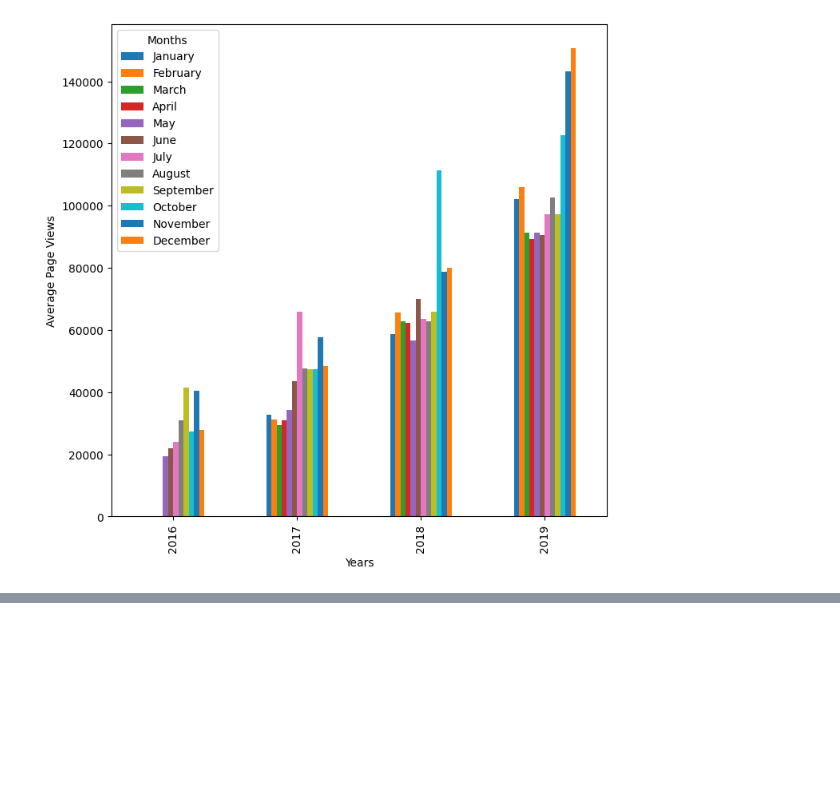
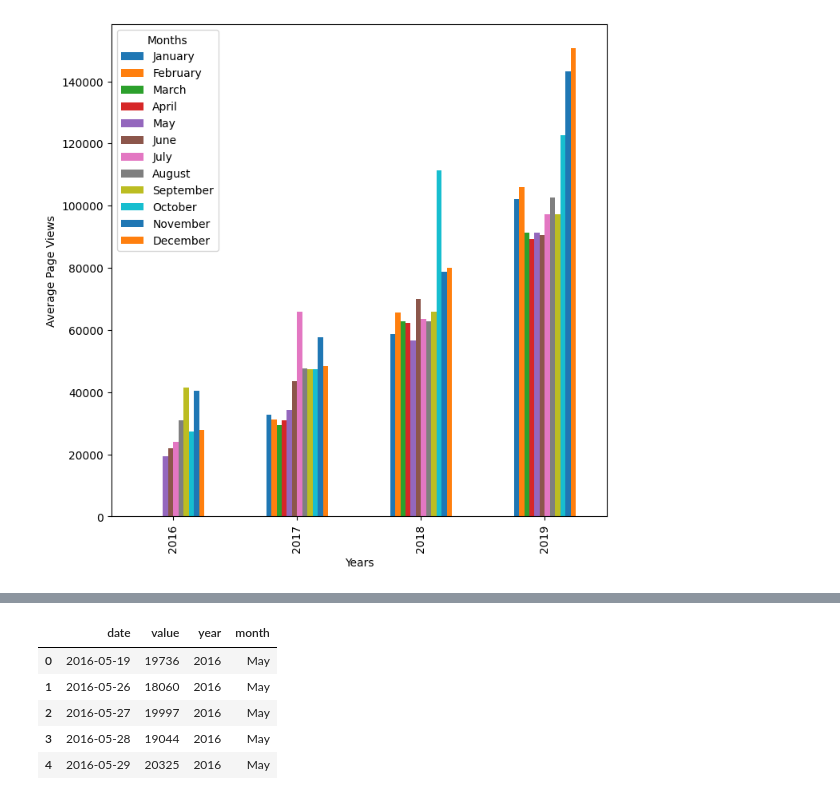
Before and after one commit to fanisspr/boilerplate-page-view-time-series-visualizer, a Jupyter notebook: time_series_visualizer.ipynb, the cells around one changed output, grey strips where cells are left out. Saved outputs shown, nothing was run; the diff lists cells and outputs as text; code cells hidden in the pictures; blank space fills up the shorter version.

```diff
--- a/time_series_visualizer.ipynb
+++ b/time_series_visualizer.ipynb
@@ -83,0 +88,13 @@ ax.legend(title='Months',
+# %%
+df_box = df.copy()
+df_box.reset_index(inplace=True)
+df_box['year'] = [d.year for d in df_box.date]
+df_box['month'] = [d.strftime('%b') for d in df_box.date]
+df_box.head()
+# %% [output]
+|  | date | value | year | month |
+| 0 | 2016-05-19 | 19736 | 2016 | May |
+| 1 | 2016-05-26 | 18060 | 2016 | May |
+| 2 | 2016-05-27 | 19997 | 2016 | May |
+| 3 | 2016-05-28 | 19044 | 2016 | May |
+| 4 | 2016-05-29 | 20325 | 2016 | May |
```
Also changed, not shown: parts of 5 cells of this notebook, 1 other file.
